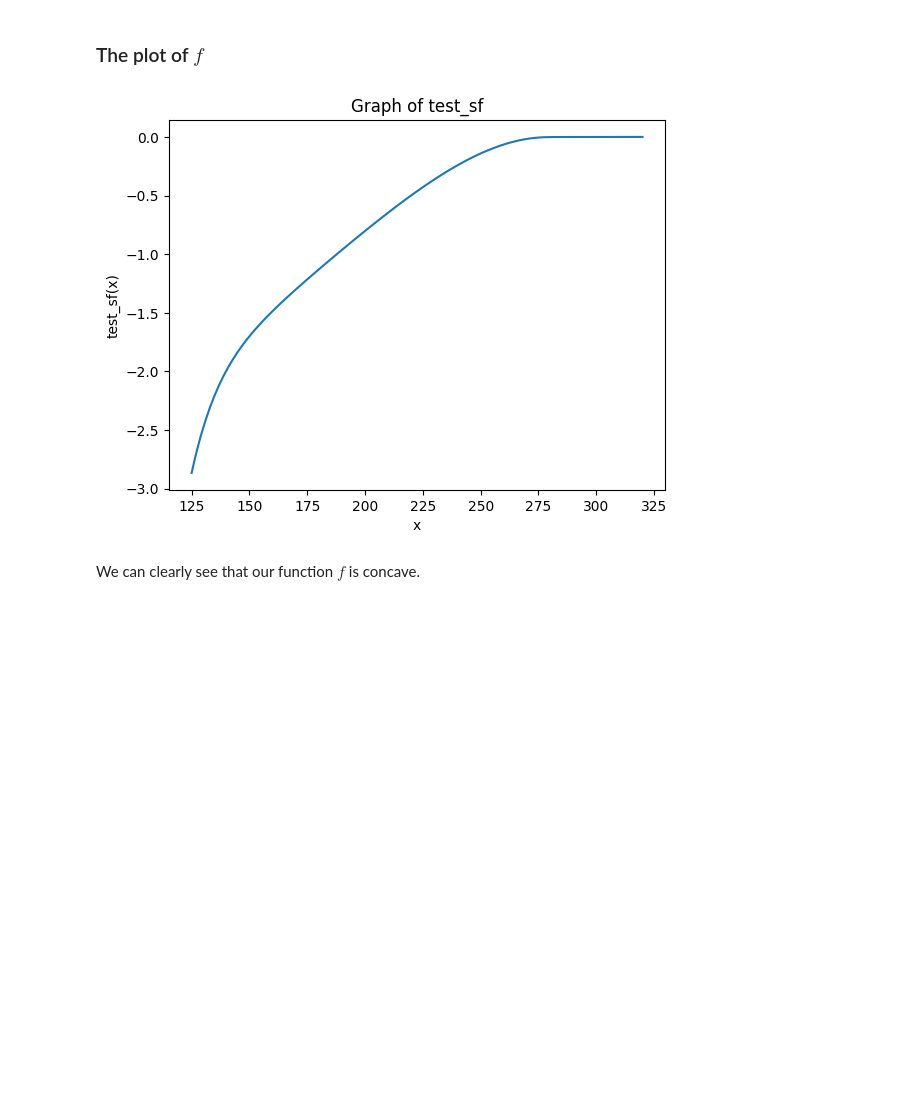
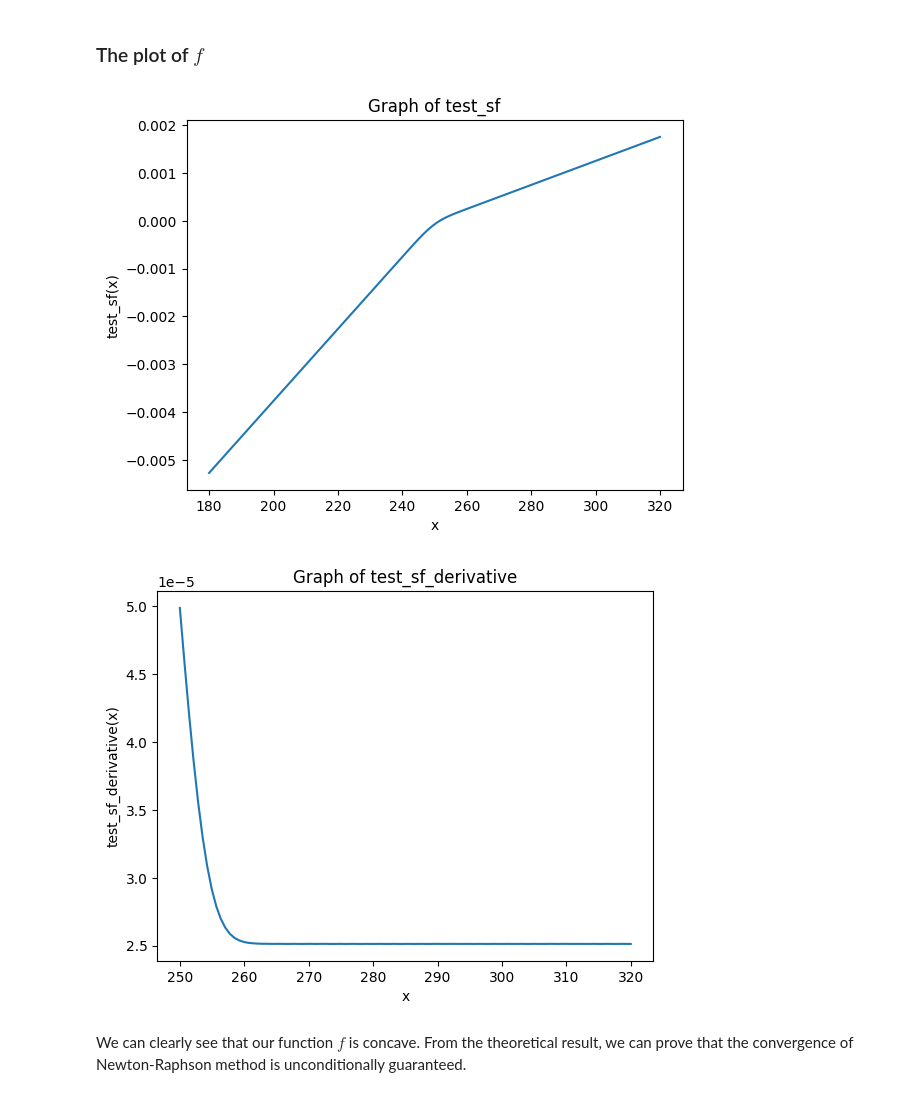
Before and after one commit to ttnhathuy313/option-pricing, a Jupyter notebook: revised.ipynb, the cells around one changed output. Cells and saved outputs as stored; diff of their text form; code cells hidden in the pictures; blank space fills up the shorter version.

Commit message:
add convergence result

```diff
--- a/revised.ipynb
+++ b/revised.ipynb
@@ -128,7 +128,7 @@ for i in range(len(time_discretization) - 2, -1, -1):
             derivative_result -= (1/(n_steps * 2)) * Q1_derivative_x(x, time_passed, (j + 1)/n_steps, s_f_list[j + 1])
         return derivative_result
 
-    newton_raphson_result = newton_raphson(test_sf, test_sf_derivative, guess_x)
+    newton_raphson_result = newton_raphson(test_sf, test_sf_derivative, guess_x, max_iter=10)
     s_f_list[i] = newton_raphson_result[0]
     n_steps_to_convergence.append(newton_raphson_result[1])
 # %%
@@ -167,7 +167,7 @@ In qualitative terms, quadratic convergence means that each iteration typically
 # %% [markdown]
 ### What if the number of discretization decreases?
 # %%
-time_discretization = np.linspace(0, time_to_maturity, 3)
+time_discretization = np.linspace(0, time_to_maturity, 8)
 s_f_list = []
 s_f_list.append([0] * len(time_discretization))
 s_f_list = s_f_list[0]
@@ -245,35 +245,45 @@ for i in range(len(time_discretization) - 2, -1, -1):
     guess_x = s_f_list[i + 1]
     def test_sf(x):
         test_result =  x - strike_price - M1(x, 1-time_passed, strike_price)
         test_result -= (1/(n_steps * 2)) * Q1(x, time_passed, time_passed + 1.0/n_steps, s_f_list[i + 1])
         test_result -= (1/(n_steps * 2)) * (1/2 * x * dividend - 1/2 * risk_free_rate * strike_price)
         for j in range(i + 1, len(time_discretization) - 1, 1):
             test_result -= (1/(n_steps * 2)) * Q1(x, time_passed, j/n_steps, s_f_list[j])
             test_result -= (1/(n_steps * 2)) * Q1(x, time_passed, (j + 1)/n_steps, s_f_list[j + 1])
         return test_result
     def test_sf_derivative(x):
         derivative_result = 1 - M1_derivative_x(x, 1 - time_passed, strike_price)
         derivative_result -= (1/(n_steps*2)) * Q1_derivative_x(x, time_passed, time_passed + 1.0/n_steps, s_f_list[i + 1])
         derivative_result -= (1/(n_steps*2)) * 1/2 * dividend
         for j in range(i + 1, len(time_discretization) - 1):
             derivative_result -= (1/(n_steps * 2)) * Q1_derivative_x(x, time_passed, j/n_steps, s_f_list[j])
             derivative_result -= (1/(n_steps * 2)) * Q1_derivative_x(x, time_passed, (j + 1)/n_steps, s_f_list[j + 1])
         return derivative_result
 
-    if (i == 30):
+    if (i == 198):
         # Plot the graph of test_sf
-        x_values = np.linspace(125, 320, 100)
+        x_values = np.linspace(180, 320, 100)
         y_values = [test_sf(x) for x in x_values]
         plt.plot(x_values, y_values)
         plt.xlabel('x')
         plt.ylabel('test_sf(x)')
         plt.title('Graph of test_sf')
         plt.show()
+
+        #Plot the graph of test_sf_derivative
+        x_values = np.linspace(250, 320, 100)
+        y_values = [test_sf_derivative(x) for x in x_values]
+        plt.plot(x_values, y_values)
+        plt.xlabel('x')
+        plt.ylabel('test_sf_derivative(x)')
+        plt.title('Graph of test_sf_derivative')
+        plt.show()
         break
     newton_raphson_result = newton_raphson(test_sf, test_sf_derivative, guess_x)
     s_f_list[i] = newton_raphson_result[0]
     n_steps_to_convergence.append(newton_raphson_result[1])
 # %% [output]
-[figure, old version]
+[figure, new version]
+[figure, added]
 # %% [markdown]
-We can clearly see that our function $f$ is concave.
+We can clearly see that our function $f$ is concave. From the theoretical result, we can prove that the convergence of Newton-Raphson method is unconditionally guaranteed.
```
Also changed, not shown: parts of 3 cells of this notebook.
